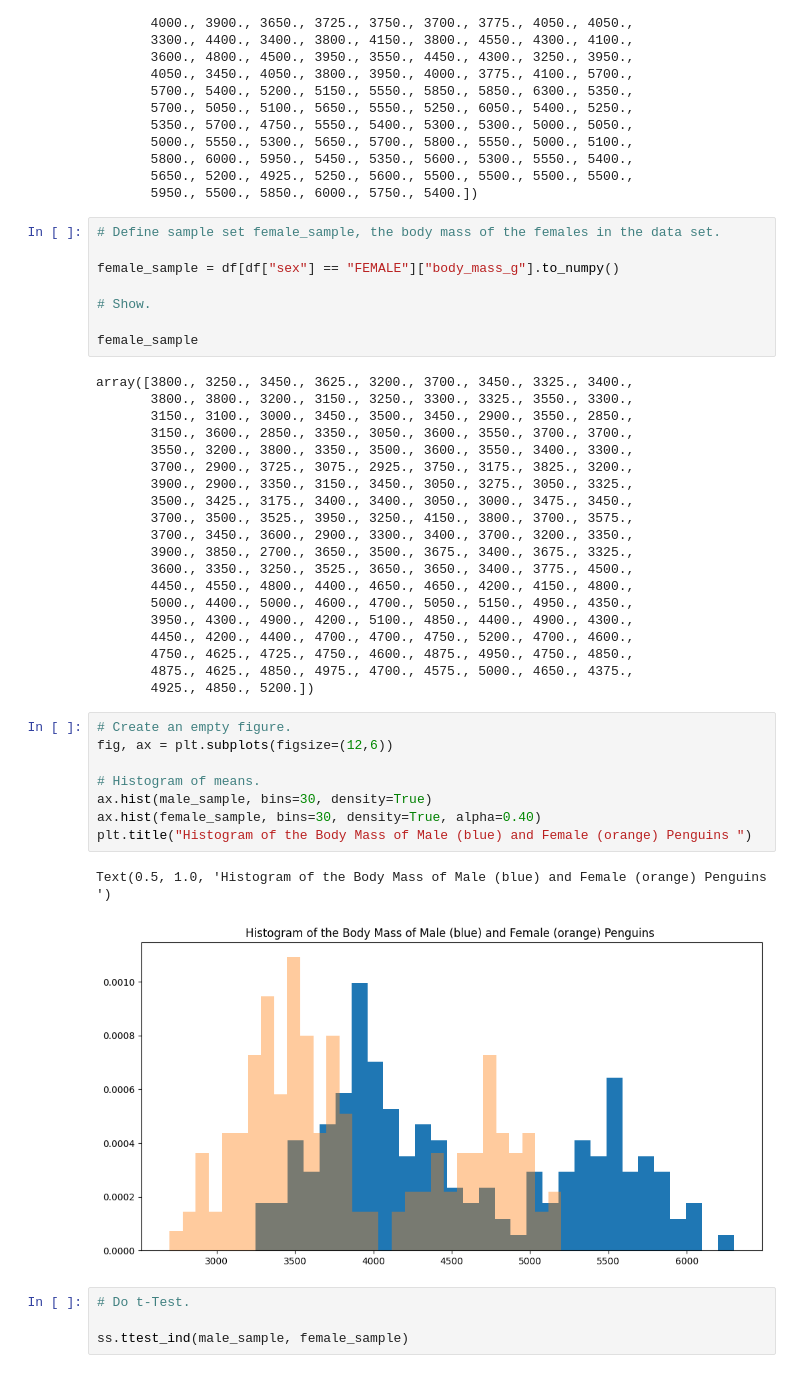
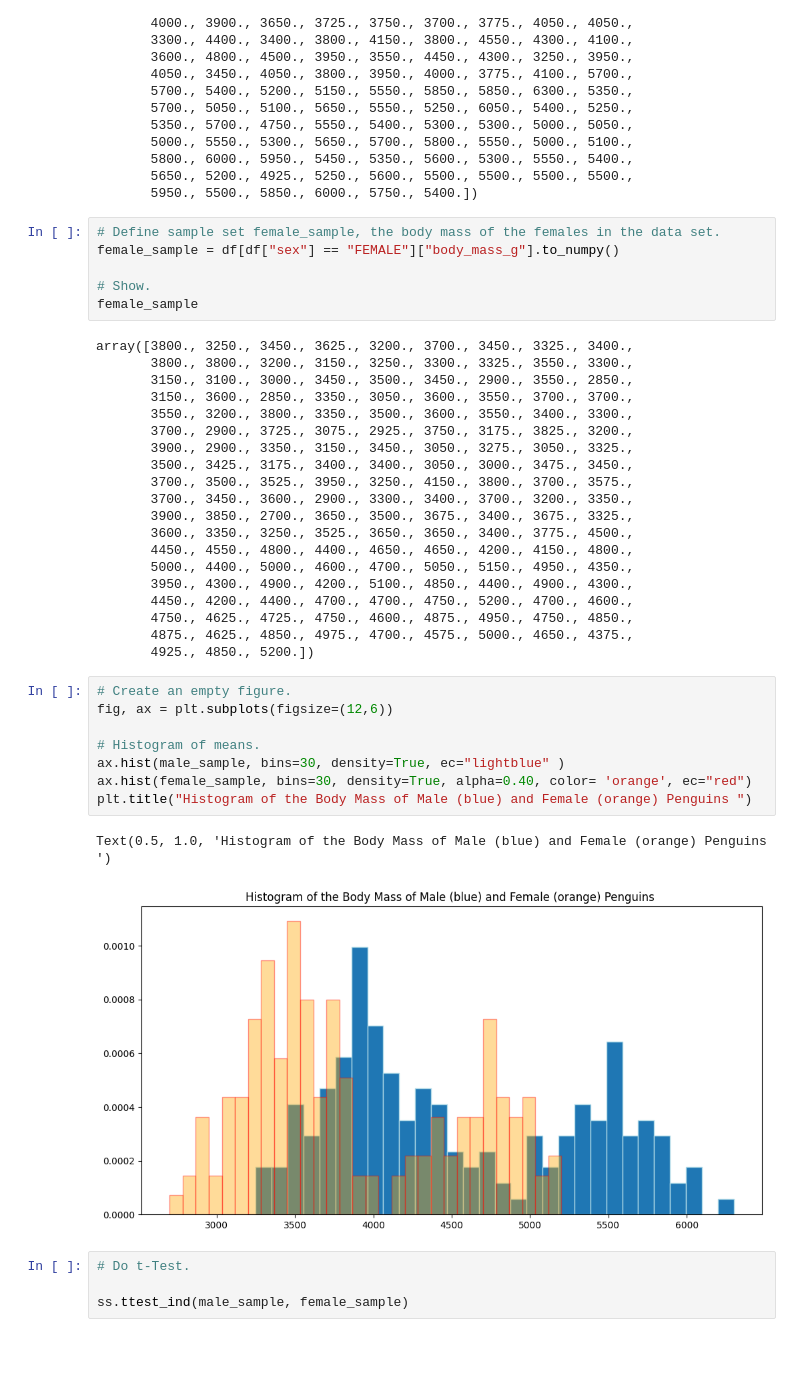
Before and after one commit to emma2d/machinelearning, a Jupyter notebook: tasks.ipynb, the cells around one changed output. Cells and saved outputs as stored; diff of their text form.

```diff
--- a/tasks.ipynb
+++ b/tasks.ipynb
@@ -194,11 +194,9 @@ array([3750., 3650., 4675., 3800., 4400., 4500., 4200., 3600., 3950.,
        5950., 5500., 5850., 6000., 5750., 5400.])
 # %%
 # Define sample set female_sample, the body mass of the females in the data set.
-
 female_sample = df[df["sex"] == "FEMALE"]["body_mass_g"].to_numpy()
 
 # Show.
-
 female_sample
 # %% [output]
 array([3800., 3250., 3450., 3625., 3200., 3700., 3450., 3325., 3400.,
@@ -223,14 +221,14 @@ array([3800., 3250., 3450., 3625., 3200., 3700., 3450., 3325., 3400.,
 # %%
 # Create an empty figure.
 fig, ax = plt.subplots(figsize=(12,6))
 
 # Histogram of means.
-ax.hist(male_sample, bins=30, density=True)
-ax.hist(female_sample, bins=30, density=True, alpha=0.40)
+ax.hist(male_sample, bins=30, density=True, ec="lightblue" )
+ax.hist(female_sample, bins=30, density=True, alpha=0.40, color= 'orange', ec="red")
 plt.title("Histogram of the Body Mass of Male (blue) and Female (orange) Penguins ")
 # %% [output]
 Text(0.5, 1.0, 'Histogram of the Body Mass of Male (blue) and Female (orange) Penguins ')
-[figure, old version]
+[figure, new version]
 # %%
 # Do t-Test.
 
```
Also changed, not shown: parts of 12 cells of this notebook.
